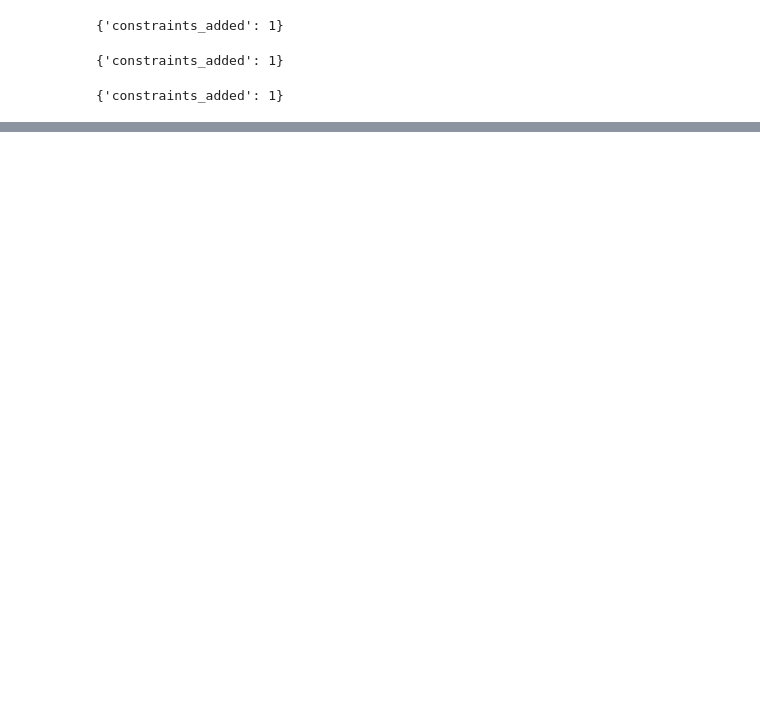
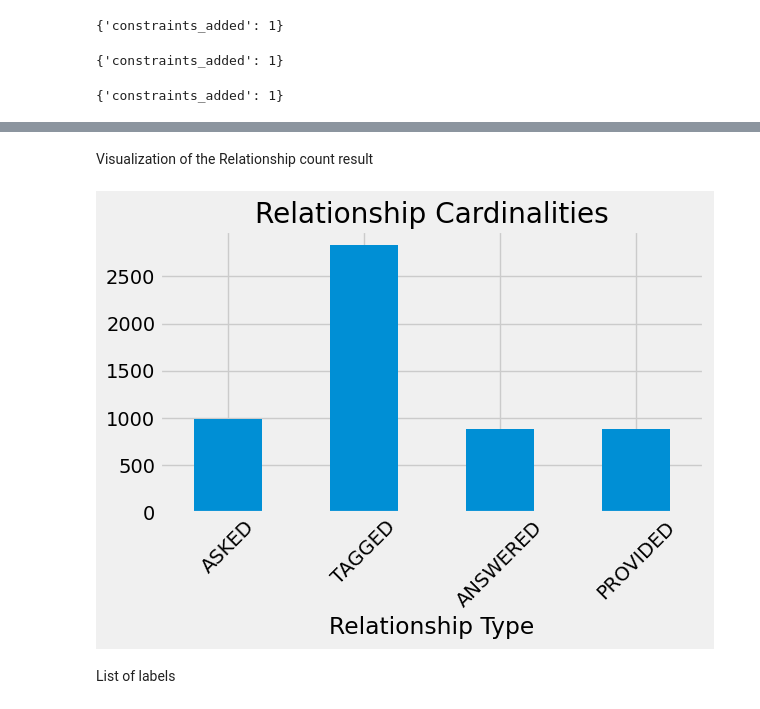
Before and after one commit to saiful-aromax/AroAI, a Jupyter notebook: B9AI101 GAI/Graph Data Science Prediction Case Study/CA_2.ipynb, the cells around one changed output, grey strips where cells are left out. Saved outputs shown, nothing was run; the diff lists cells and outputs as text; code cells hidden in the pictures; blank space fills up the shorter version.

```diff
--- a/B9AI101 GAI/Graph Data Science Prediction Case Study/CA_2.ipynb
+++ b/B9AI101 GAI/Graph Data Science Prediction Case Study/CA_2.ipynb
@@ -147,0 +199,9 @@ In the next notebook we'll explore the data that we've imported.
+# %%
+result = {"Relationship Type": [], "Count": []}
+for relationship_type in graph.run("CALL db.relationshipTypes()").to_series():
+    query = f"MATCH ()-[:`{relationship_type}`]->() RETURN count(*) as Count"
+    count = graph.run(query).to_data_frame().iloc[0]['Count']
+    result["Relationship Type"].append(relationship_type)
+    result["Count"].append(count)
+rels_df = pd.DataFrame(data=result)
+rels_df.sort_values("Count")
@@ -147,0 +214,11 @@ In the next notebook we'll explore the data that we've imported.
+# %% [markdown]
+Visualization of the Relationship count result
+# %%
+rels_df.plot(kind='bar', x='Relationship Type', y='Count', legend=None, title="Relationship Cardinalities")
+plt.xticks(rotation=45)
+plt.tight_layout()
+plt.show()
+# %% [output]
+[figure, added]
+# %% [markdown]
+List of labels
```
Also changed, not shown: parts of 57 cells of this notebook.
